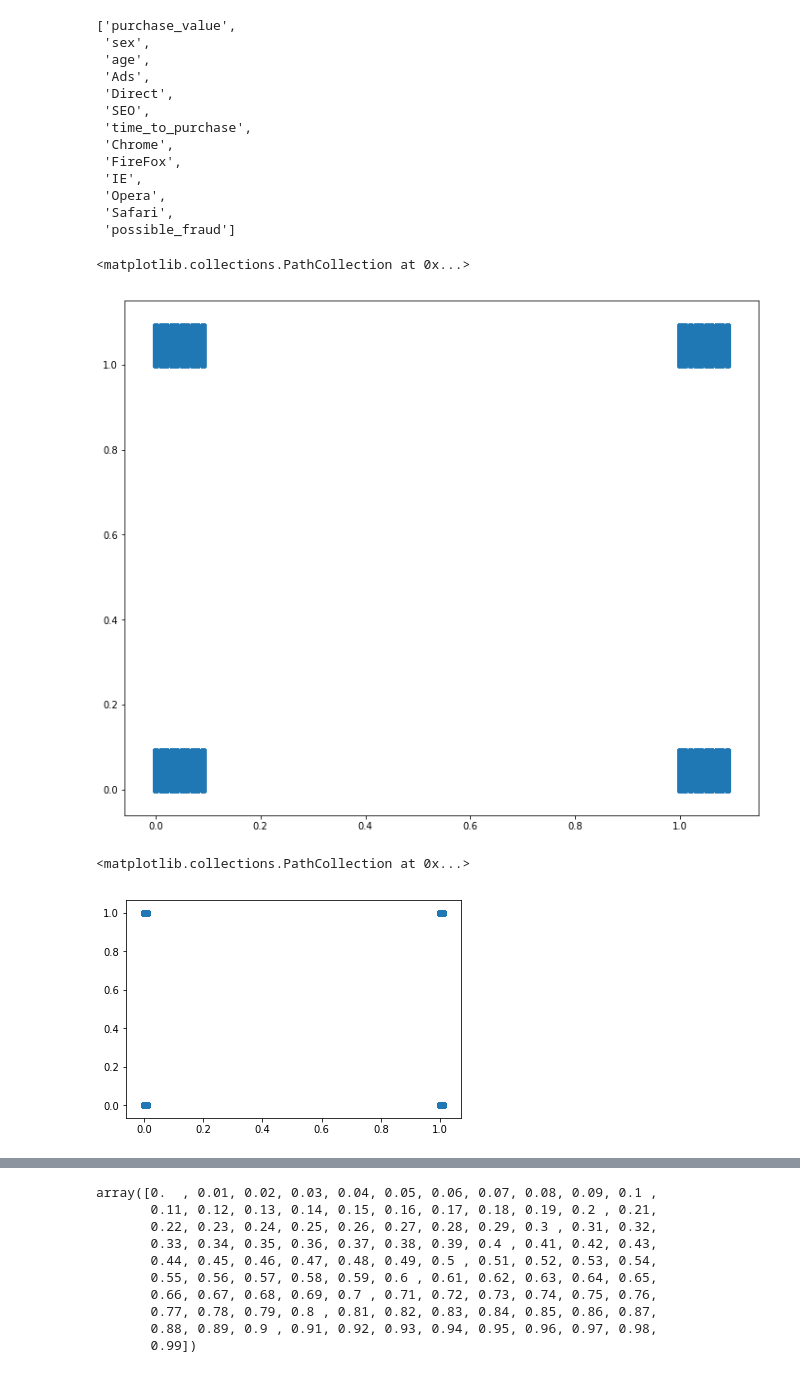
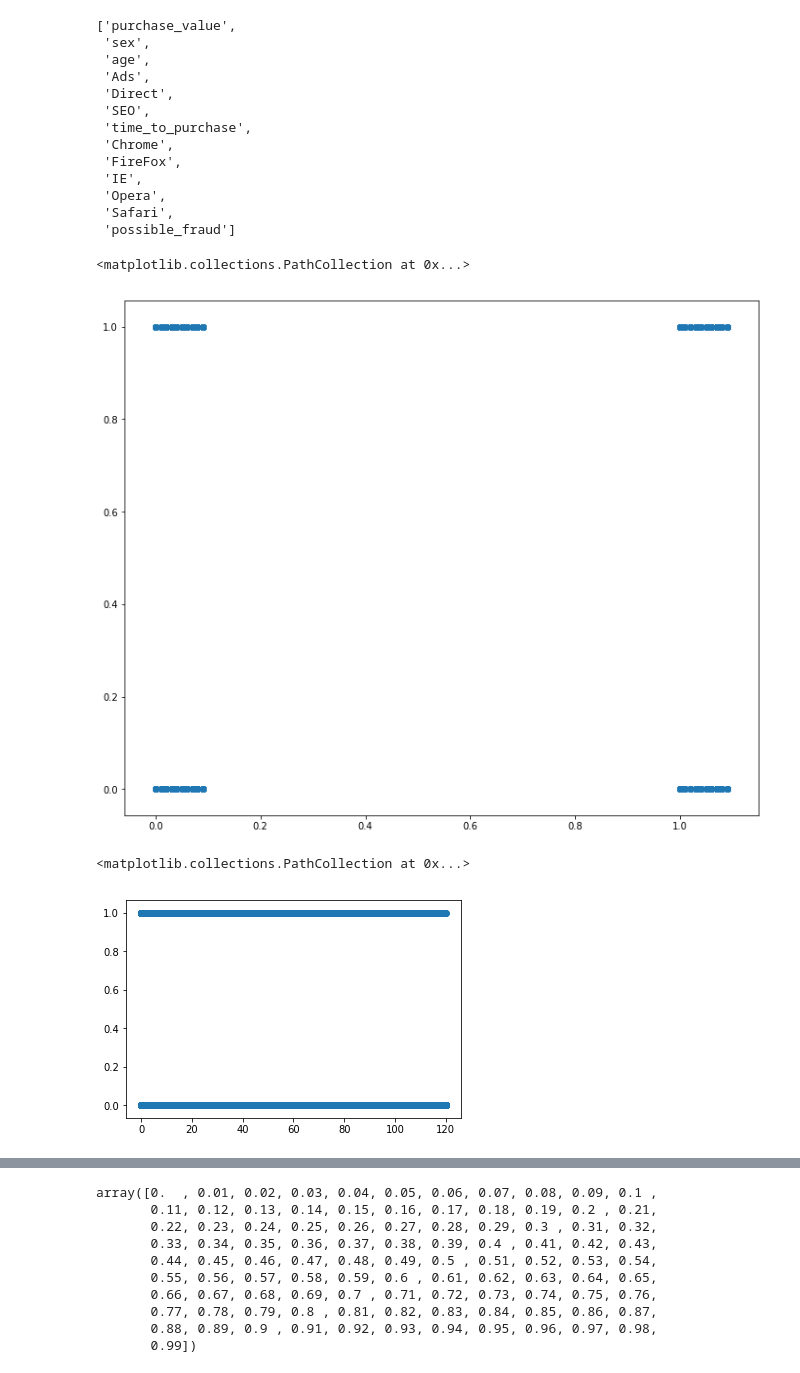
Before and after one commit to elizabethguy86/Email_Fraud_2019, a Jupyter notebook: EmailFraudDetection.ipynb, the cells around one changed output, grey strips where cells are left out. Cells and saved outputs as stored; diff of their text form; code cells hidden in the pictures.

```diff
--- a/EmailFraudDetection.ipynb
+++ b/EmailFraudDetection.ipynb
@@ -211,16 +247,15 @@ log_loss(y_test2, preds2)
 fig, axs = plt.subplots(1, figsize = (12,10))
 samples = list(np.arange(0, 0.1, 0.01))
 chrome = [x + random.sample(samples, 1)[0] for x in X.Chrome.values]
-ys = [label + random.sample(samples, 1)[0] for label in y.values]
-axs.scatter(chrome, ys)
+axs.scatter(chrome, y.values)
 # %% [output]
 <matplotlib.collections.PathCollection at 0x...>
-[figure, old version]
+[figure, new version]
 # %%
-plt.scatter(chrome, y.values)
+plt.scatter(X.time_to_purchase.values, y.values)
 # %% [output]
 <matplotlib.collections.PathCollection at 0x...>
-[figure, old version]
+[figure, new version]
 # %%
 chrome = [x + random.sample(samples, 1)[0] for x in X.Chrome.values]
 # %%
```
Also changed, not shown: parts of 2 cells of this notebook.
